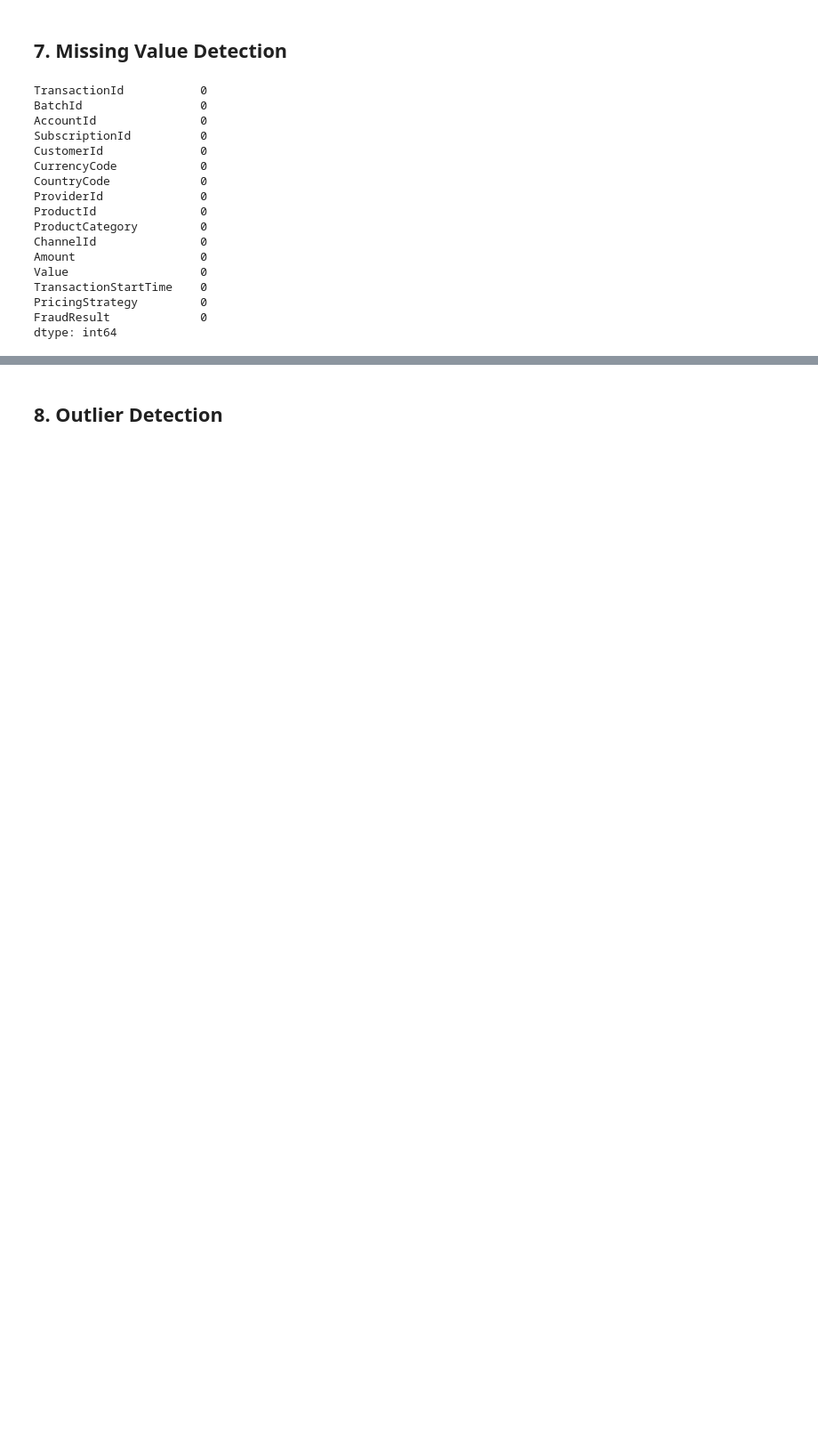
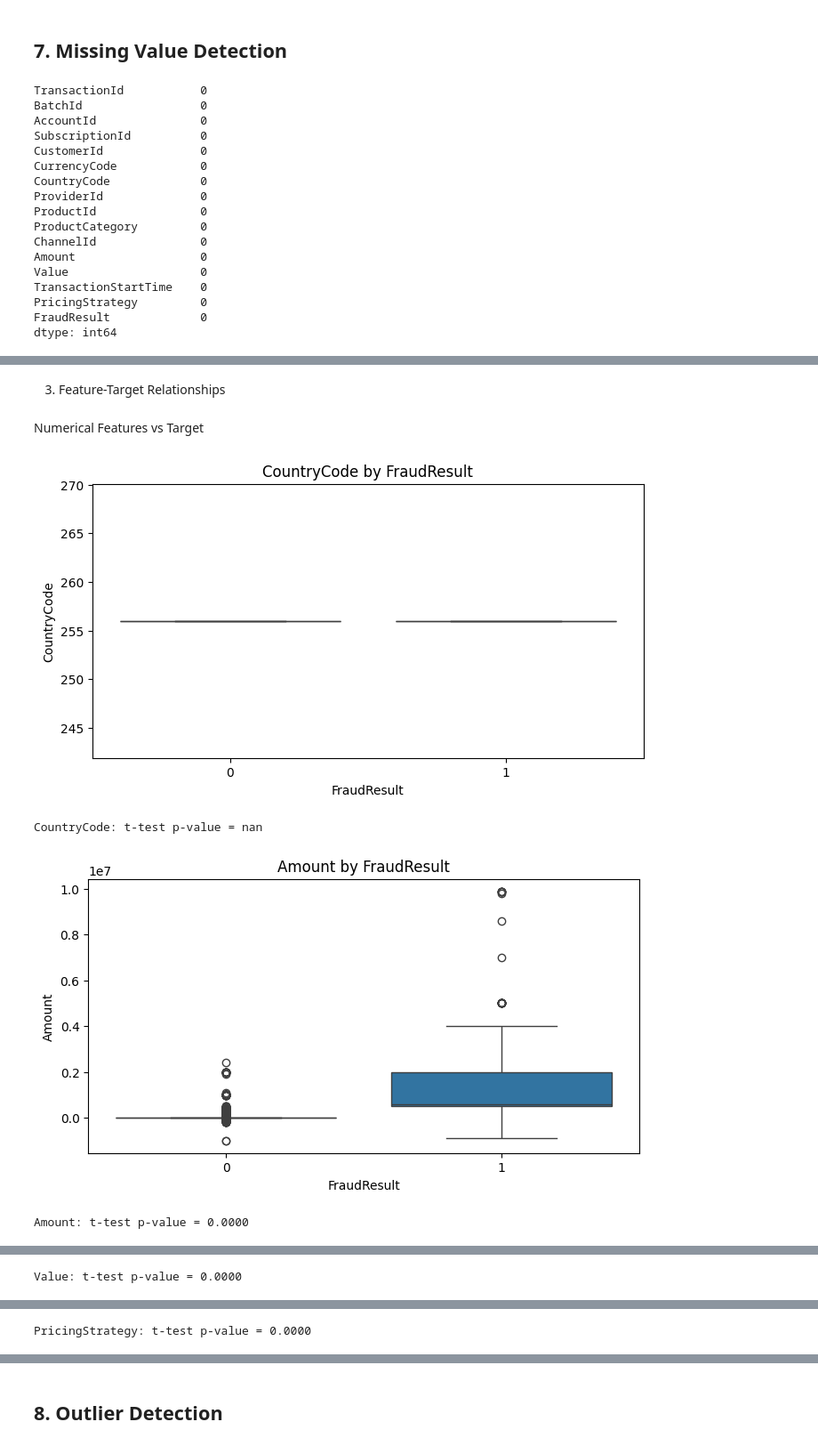
Before and after one commit to ibnu-asma/Risk-Probability-Model, a Jupyter notebook: notebooks/1.0-eda.ipynb, the cells around one changed output, grey strips where cells are left out. Shown at 89% size. Cells and saved outputs as stored; diff of their text form; code cells hidden in the pictures; blank space fills up the shorter version.

```diff
--- a/notebooks/1.0-eda.ipynb
+++ b/notebooks/1.0-eda.ipynb
@@ -127,0 +142,23 @@ dtype: int64
+# %% [markdown]
+3. Feature-Target Relationships
+# %% [markdown]
+Numerical Features vs Target
+# %%
+import scipy.stats as stats
+
+num_cols = df.select_dtypes(include=np.number).columns.drop('FraudResult', errors='ignore')
+for col in num_cols:
+    plt.figure(figsize=(8, 4))
+    sns.boxplot(x='FraudResult', y=col, data=df)
+    plt.title(f'{col} by FraudResult')
+    plt.show()
+    # Optional: Statistical test
+    fraud_0 = df[df['FraudResult']==0][col].dropna()
+    fraud_1 = df[df['FraudResult']==1][col].dropna()
+    stat, p = stats.ttest_ind(fraud_0, fraud_1, equal_var=False)
+    print(f"{col}: t-test p-value = {p:.4f}")
+# %% [output]
+[figure, added]
+CountryCode: t-test p-value = nan
+[figure, added]
+Amount: t-test p-value = 0.0000
@@ -127,0 +166 @@ dtype: int64
+Value: t-test p-value = 0.0000
@@ -127,0 +168 @@ dtype: int64
+PricingStrategy: t-test p-value = 0.0000
```
Also changed, not shown: parts of 7 cells of this notebook, 1 other file.
